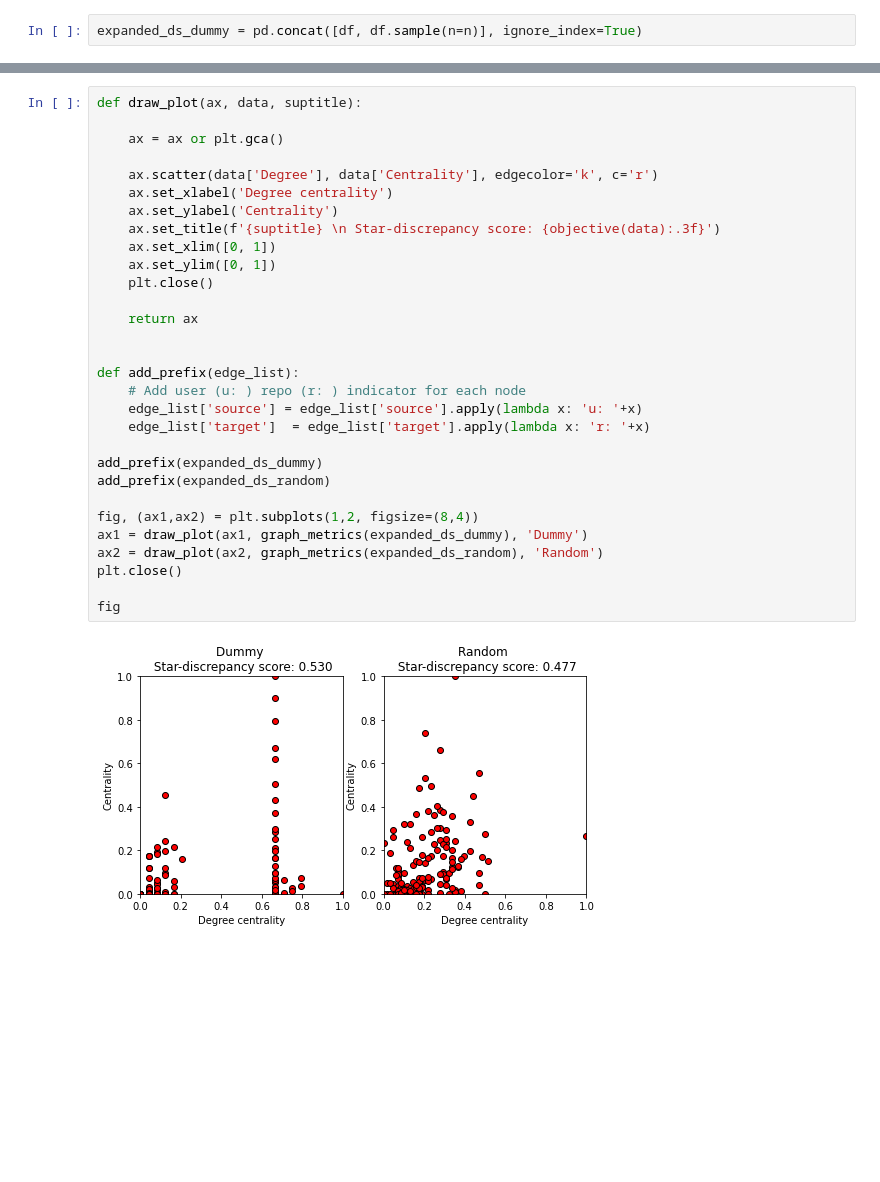
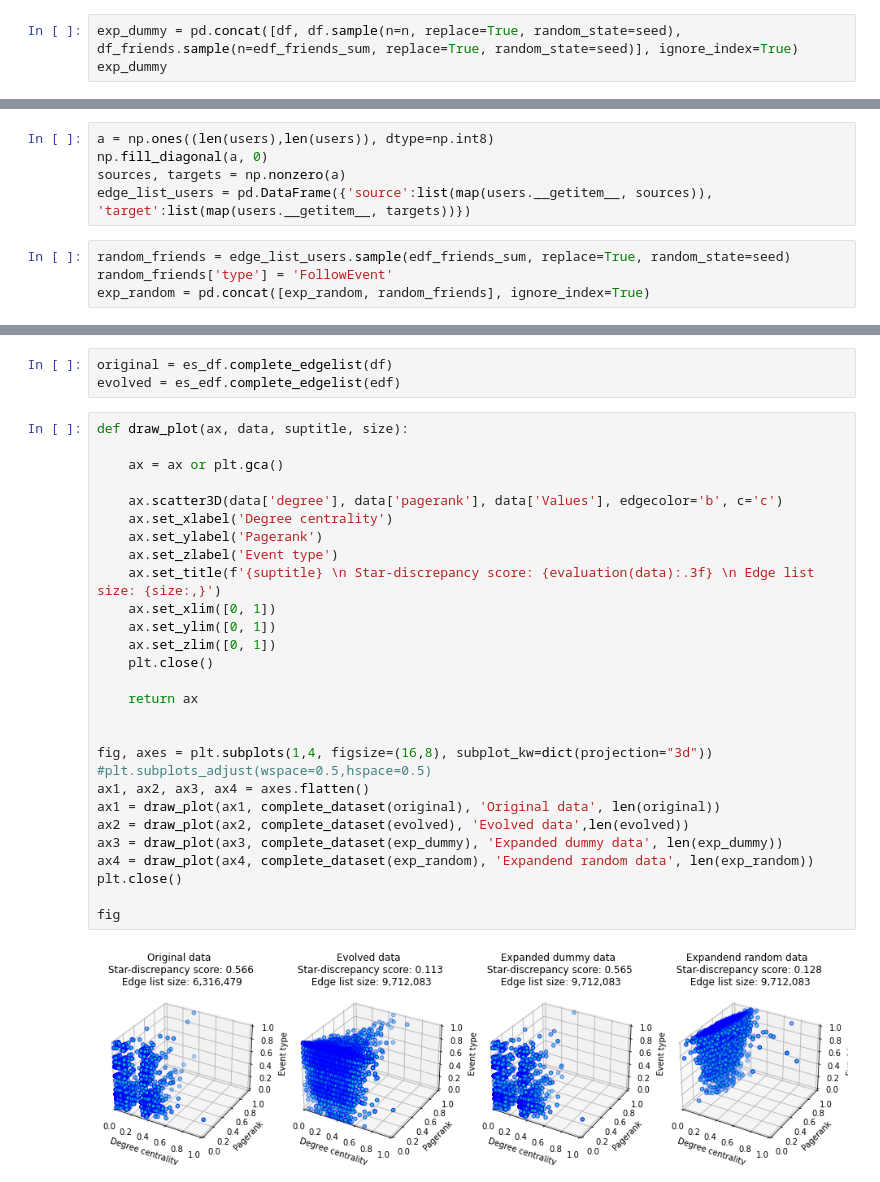
Before and after one commit to fzanart/Socialz, a Jupyter notebook: Expanded_ds.ipynb, the cells around one changed output, grey strips where cells are left out. Cells and saved outputs as stored; diff of their text form; blank space fills up the shorter version.

```diff
--- a/Expanded_ds.ipynb
+++ b/Expanded_ds.ipynb
@@ -53,2 +101,3 @@ n
 # %%
-expanded_ds_dummy = pd.concat([df, df.sample(n=n)], ignore_index=True)
+exp_dummy = pd.concat([df, df.sample(n=n, replace=True, random_state=seed), df_friends.sample(n=edf_friends_sum, replace=True, random_state=seed)], ignore_index=True)
+exp_dummy
@@ -93,0 +166,9 @@ expanded_ds_random
+# %%
+a = np.ones((len(users),len(users)), dtype=np.int8)
+np.fill_diagonal(a, 0)
+sources, targets = np.nonzero(a)
+edge_list_users = pd.DataFrame({'source':list(map(users.__getitem__, sources)), 'target':list(map(users.__getitem__, targets))})
+# %%
+random_friends = edge_list_users.sample(edf_friends_sum, replace=True, random_state=seed)
+random_friends['type'] = 'FollowEvent'
+exp_random = pd.concat([exp_random, random_friends], ignore_index=True)
@@ -153,32 +195,33 @@ def objective(candidate):
+# %%
+original = es_df.complete_edgelist(df)
+evolved = es_edf.complete_edgelist(edf)
 # %%
-def draw_plot(ax, data, suptitle):
+def draw_plot(ax, data, suptitle, size):
 
     ax = ax or plt.gca()
 
-    ax.scatter(data['Degree'], data['Centrality'], edgecolor='k', c='r')
+    ax.scatter3D(data['degree'], data['pagerank'], data['Values'], edgecolor='b', c='c')
     ax.set_xlabel('Degree centrality')
-    ax.set_ylabel('Centrality')
-    ax.set_title(f'{suptitle} \n Star-discrepancy score: {objective(data):.3f}')
+    ax.set_ylabel('Pagerank')
+    ax.set_zlabel('Event type')
+    ax.set_title(f'{suptitle} \n Star-discrepancy score: {evaluation(data):.3f} \n Edge list size: {size:,}')
     ax.set_xlim([0, 1])
     ax.set_ylim([0, 1])
+    ax.set_zlim([0, 1])
     plt.close()
 
     return ax
 
 
-def add_prefix(edge_list):
-    # Add user (u: ) repo (r: ) indicator for each node
-    edge_list['source'] = edge_list['source'].apply(lambda x: 'u: '+x)
-    edge_list['target']  = edge_list['target'].apply(lambda x: 'r: '+x)
-
-add_prefix(expanded_ds_dummy)
-add_prefix(expanded_ds_random)
-
-fig, (ax1,ax2) = plt.subplots(1,2, figsize=(8,4))
-ax1 = draw_plot(ax1, graph_metrics(expanded_ds_dummy), 'Dummy')
-ax2 = draw_plot(ax2, graph_metrics(expanded_ds_random), 'Random')
+fig, axes = plt.subplots(1,4, figsize=(16,8), subplot_kw=dict(projection="3d"))
+#plt.subplots_adjust(wspace=0.5,hspace=0.5)
+ax1, ax2, ax3, ax4 = axes.flatten()
+ax1 = draw_plot(ax1, complete_dataset(original), 'Original data', len(original))
+ax2 = draw_plot(ax2, complete_dataset(evolved), 'Evolved data',len(evolved))
+ax3 = draw_plot(ax3, complete_dataset(exp_dummy), 'Expanded dummy data', len(exp_dummy))
+ax4 = draw_plot(ax4, complete_dataset(exp_random), 'Expandend random data', len(exp_random))
 plt.close()
 
 fig
 # %% [output]
-[figure, old version]
+[figure, new version]
```
Also changed, not shown: parts of 20 cells of this notebook.
